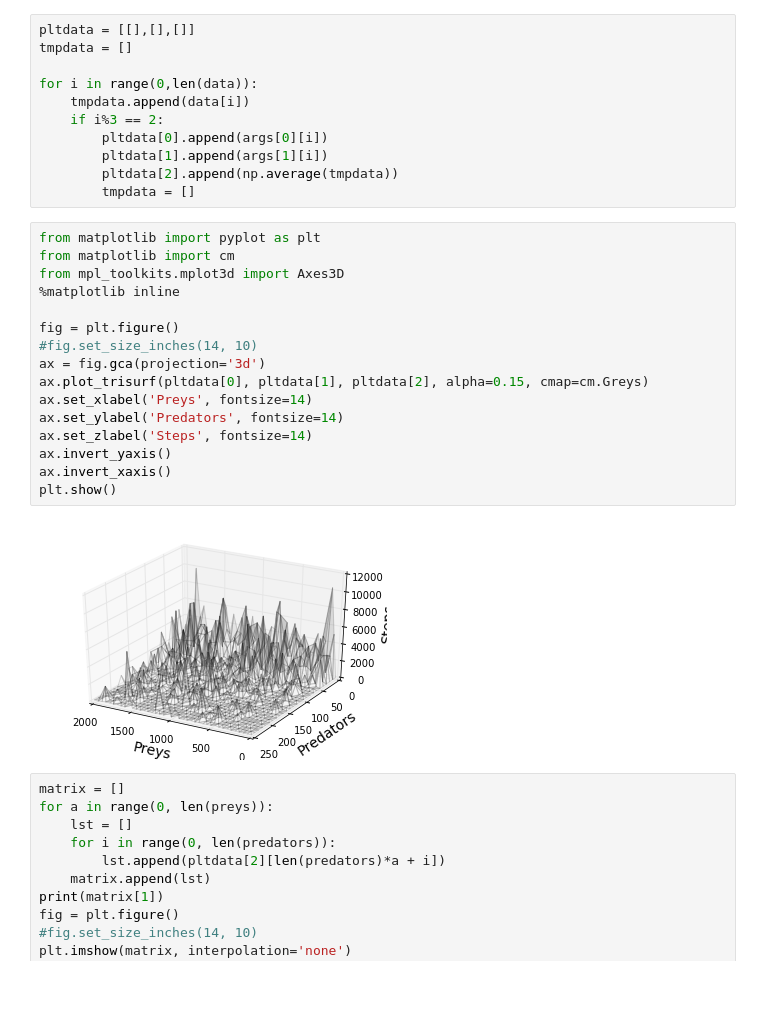
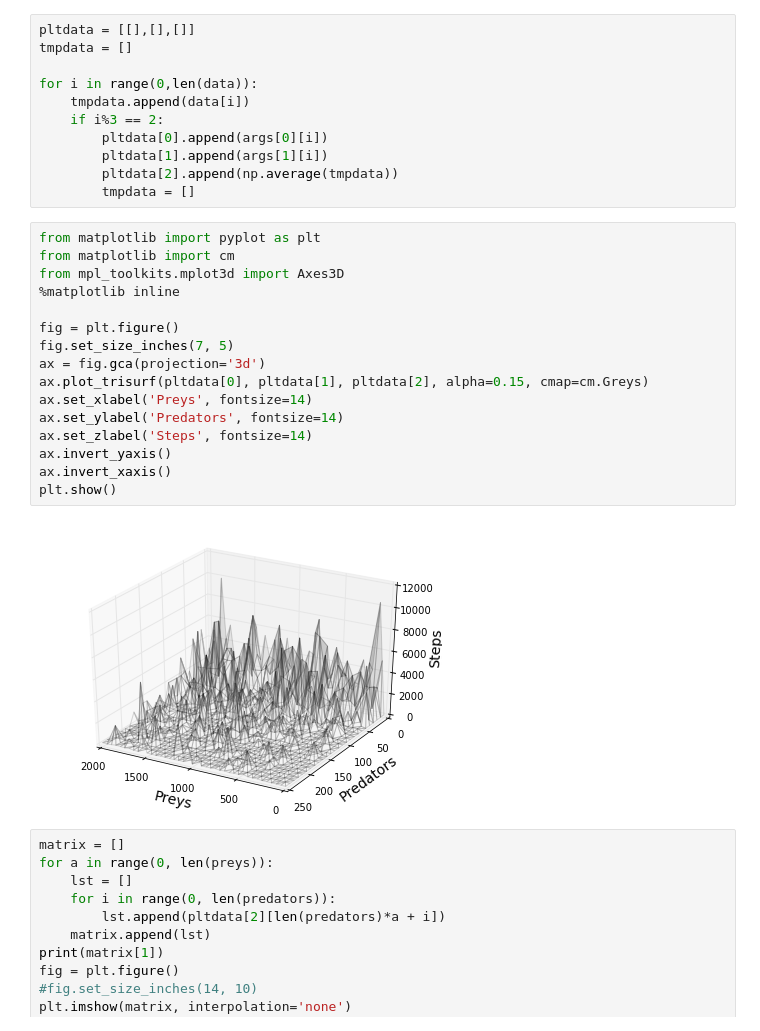
Before and after one commit to Zhuikov/predator-prey, a Jupyter notebook: notebooks/Experiment_4_1.ipynb, the cells around one changed output. Cells and saved outputs as stored; diff of their text form; blank space fills up the shorter version.

```diff
--- a/notebooks/Experiment_4_1.ipynb
+++ b/notebooks/Experiment_4_1.ipynb
@@ -84,21 +84,21 @@ for i in range(0,len(data)):
 # %%
 from matplotlib import pyplot as plt
 from matplotlib import cm
 from mpl_toolkits.mplot3d import Axes3D
 %matplotlib inline
 
 fig = plt.figure()
-#fig.set_size_inches(14, 10)
+fig.set_size_inches(7, 5)
 ax = fig.gca(projection='3d')
 ax.plot_trisurf(pltdata[0], pltdata[1], pltdata[2], alpha=0.15, cmap=cm.Greys)
 ax.set_xlabel('Preys', fontsize=14)
 ax.set_ylabel('Predators', fontsize=14)
 ax.set_zlabel('Steps', fontsize=14)
 ax.invert_yaxis()
 ax.invert_xaxis()
 plt.show()
 # %% [output]
-[figure, old version]
+[figure, new version]
 # %%
 matrix = []
 for a in range(0, len(preys)):
```
Also changed, not shown: 3 other files.
